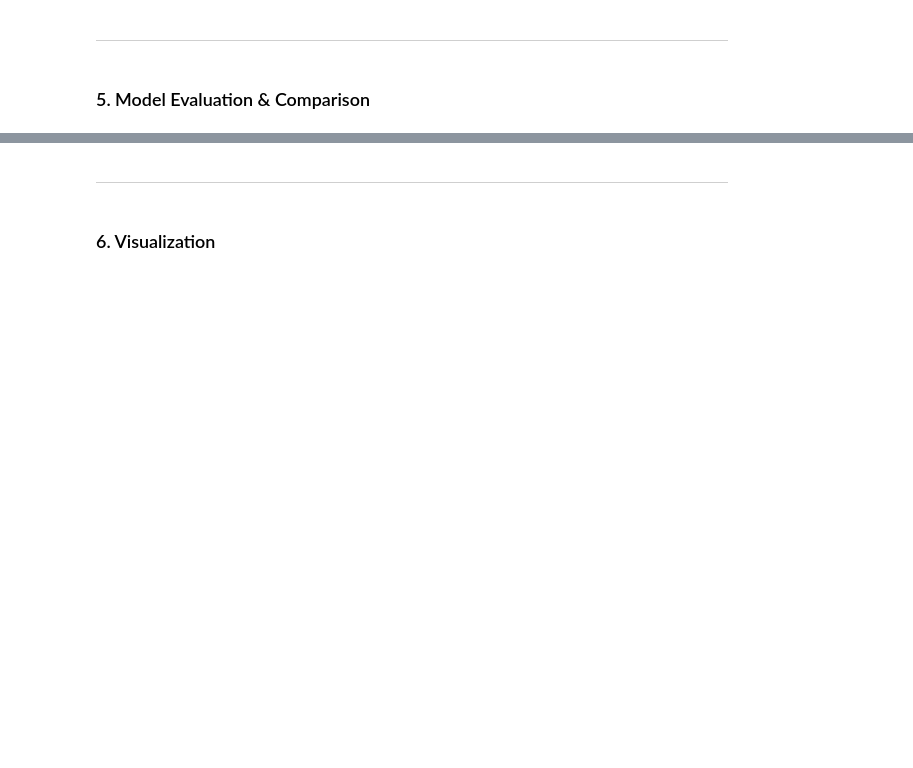
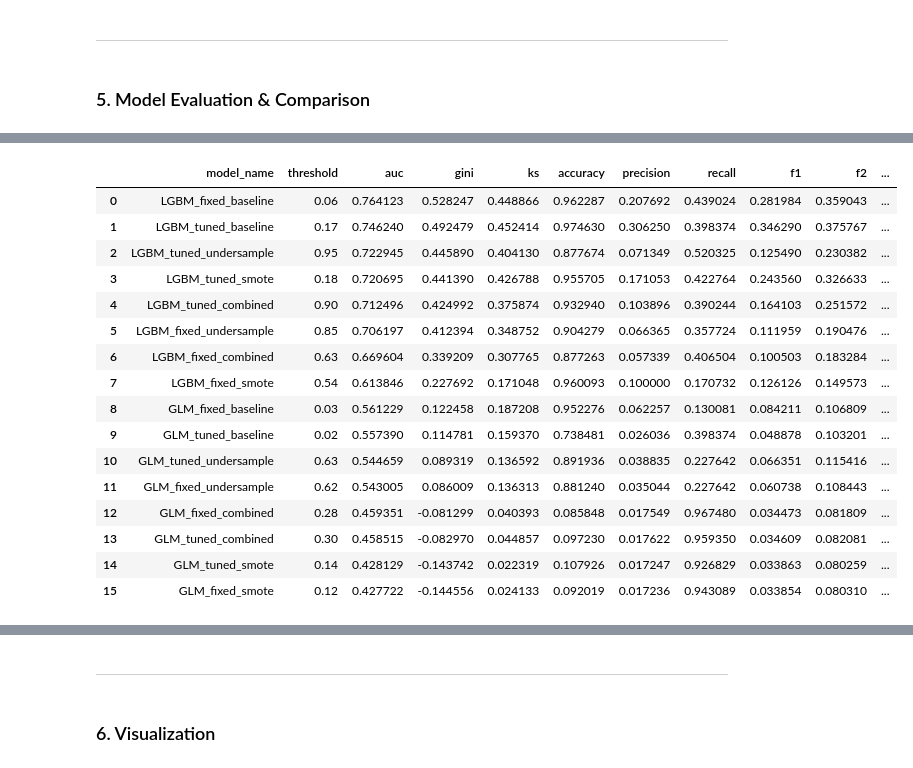
Before and after one commit to IvoryCccn/D100-D400-Project, a Jupyter notebook: notebooks/run_pipeline.ipynb, the cells around one changed output, grey strips where cells are left out. Cells and saved outputs as stored; diff of their text form; code cells hidden in the pictures; blank space fills up the shorter version.

```diff
--- a/notebooks/run_pipeline.ipynb
+++ b/notebooks/run_pipeline.ipynb
@@ -310,0 +368,31 @@ summary
+# %%
+from CreditCardApproval.evaluation import evaluate_models_table
+
+model_evaluation_outcomes = evaluate_models_table(
+    models=models_16,
+    X=X_val,
+    y=y_val,
+    thresholds=optimal_thresholds_16,
+    sort_by="auc",
+    ascending=False
+)
+
+model_evaluation_outcomes
+# %% [output]
+|  | model_name | threshold | auc | gini | ks | accuracy | precision | recall | f1 | f2 | ... |
+| 0 | LGBM_fixed_baseline | 0.06 | 0.764123 | 0.528247 | 0.448866 | 0.962287 | 0.207692 | 0.439024 | 0.281984 | 0.359043 | ... |
+| 1 | LGBM_tuned_baseline | 0.17 | 0.746240 | 0.492479 | 0.452414 | 0.974630 | 0.306250 | 0.398374 | 0.346290 | 0.375767 | ... |
+| 2 | LGBM_tuned_undersample | 0.95 | 0.722945 | 0.445890 | 0.404130 | 0.877674 | 0.071349 | 0.520325 | 0.125490 | 0.230382 | ... |
+| 3 | LGBM_tuned_smote | 0.18 | 0.720695 | 0.441390 | 0.426788 | 0.955705 | 0.171053 | 0.422764 | 0.243560 | 0.326633 | ... |
+| 4 | LGBM_tuned_combined | 0.90 | 0.712496 | 0.424992 | 0.375874 | 0.932940 | 0.103896 | 0.390244 | 0.164103 | 0.251572 | ... |
+| 5 | LGBM_fixed_undersample | 0.85 | 0.706197 | 0.412394 | 0.348752 | 0.904279 | 0.066365 | 0.357724 | 0.111959 | 0.190476 | ... |
+| 6 | LGBM_fixed_combined | 0.63 | 0.669604 | 0.339209 | 0.307765 | 0.877263 | 0.057339 | 0.406504 | 0.100503 | 0.183284 | ... |
+| 7 | LGBM_fixed_smote | 0.54 | 0.613846 | 0.227692 | 0.171048 | 0.960093 | 0.100000 | 0.170732 | 0.126126 | 0.149573 | ... |
+| 8 | GLM_fixed_baseline | 0.03 | 0.561229 | 0.122458 | 0.187208 | 0.952276 | 0.062257 | 0.130081 | 0.084211 | 0.106809 | ... |
+| 9 | GLM_tuned_baseline | 0.02 | 0.557390 | 0.114781 | 0.159370 | 0.738481 | 0.026036 | 0.398374 | 0.048878 | 0.103201 | ... |
+| 10 | GLM_tuned_undersample | 0.63 | 0.544659 | 0.089319 | 0.136592 | 0.891936 | 0.038835 | 0.227642 | 0.066351 | 0.115416 | ... |
+| 11 | GLM_fixed_undersample | 0.62 | 0.543005 | 0.086009 | 0.136313 | 0.881240 | 0.035044 | 0.227642 | 0.060738 | 0.108443 | ... |
+| 12 | GLM_fixed_combined | 0.28 | 0.459351 | -0.081299 | 0.040393 | 0.085848 | 0.017549 | 0.967480 | 0.034473 | 0.081809 | ... |
+| 13 | GLM_tuned_combined | 0.30 | 0.458515 | -0.082970 | 0.044857 | 0.097230 | 0.017622 | 0.959350 | 0.034609 | 0.082081 | ... |
+| 14 | GLM_tuned_smote | 0.14 | 0.428129 | -0.143742 | 0.022319 | 0.107926 | 0.017247 | 0.926829 | 0.033863 | 0.080259 | ... |
+| 15 | GLM_fixed_smote | 0.12 | 0.427722 | -0.144556 | 0.024133 | 0.092019 | 0.017236 | 0.943089 | 0.033854 | 0.080310 | ... |
```
Also changed, not shown: parts of 36 cells of this notebook, 12 other files.
